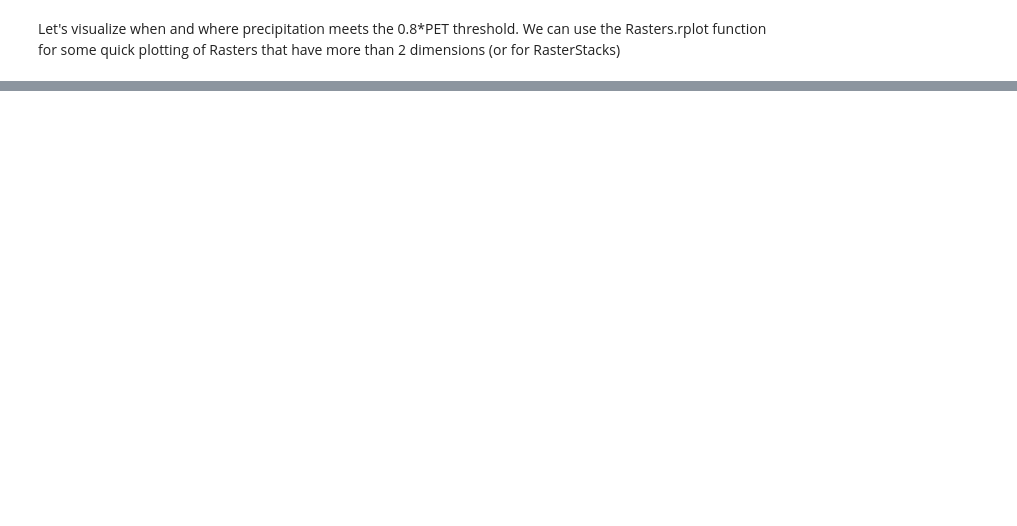
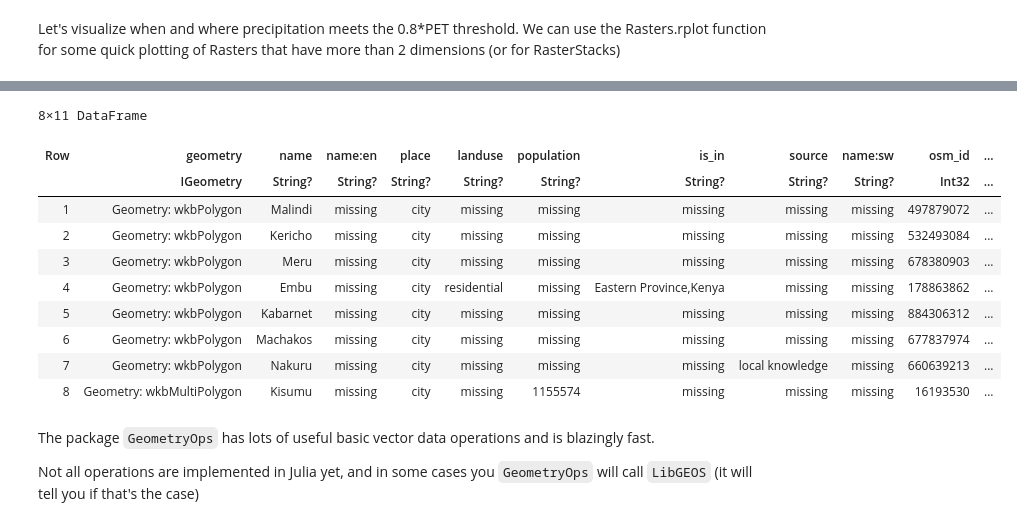
Before and after one commit to tiemvanderdeure/JuliaSpatialAnalysis, a Jupyter notebook: 2-SpatialAnalysis.ipynb, the cells around one changed output, grey strips where cells are left out. Saved outputs shown, nothing was run; the diff lists cells and outputs as text; code cells hidden in the pictures; blank space fills up the shorter version.

```diff
--- a/2-SpatialAnalysis.ipynb
+++ b/2-SpatialAnalysis.ipynb
@@ -970,0 +911,18 @@ tavg_kenya = mask(Base.read(tavg_cropped); with = kenya)
+# %%
+filter(r -> !ismissing(r.place) && r.place == "city", cities)
+# %% [output]
+8×11 DataFrame
+| Row | geometry | name | name:en | place | landuse | population | is_in | source | name:sw | osm_id | ... |
+|  | IGeometry | String? | String? | String? | String? | String? | String? | String? | String? | Int32 | ... |
+| 1 | Geometry: wkbPolygon | Malindi | missing | city | missing | missing | missing | missing | missing | 497879072 | ... |
+| 2 | Geometry: wkbPolygon | Kericho | missing | city | missing | missing | missing | missing | missing | 532493084 | ... |
+| 3 | Geometry: wkbPolygon | Meru | missing | city | missing | missing | missing | missing | missing | 678380903 | ... |
+| 4 | Geometry: wkbPolygon | Embu | missing | city | residential | missing | Eastern Province,Kenya | missing | missing | 178863862 | ... |
+| 5 | Geometry: wkbPolygon | Kabarnet | missing | city | missing | missing | missing | missing | missing | 884306312 | ... |
+| 6 | Geometry: wkbPolygon | Machakos | missing | city | missing | missing | missing | missing | missing | 677837974 | ... |
+| 7 | Geometry: wkbPolygon | Nakuru | missing | city | missing | missing | missing | local knowledge | missing | 660639213 | ... |
+| 8 | Geometry: wkbMultiPolygon | Kisumu | missing | city | missing | 1155574 | missing | missing | missing | 16193530 | ... |
+# %% [markdown]
+The package `GeometryOps` has lots of useful basic vector data operations and is blazingly fast.
+
+Not all operations are implemented in Julia yet, and in some cases you `GeometryOps` will call `LibGEOS` (it will tell you if that's the case)
```
Also changed, not shown: parts of 83 cells of this notebook, 1 other file.
